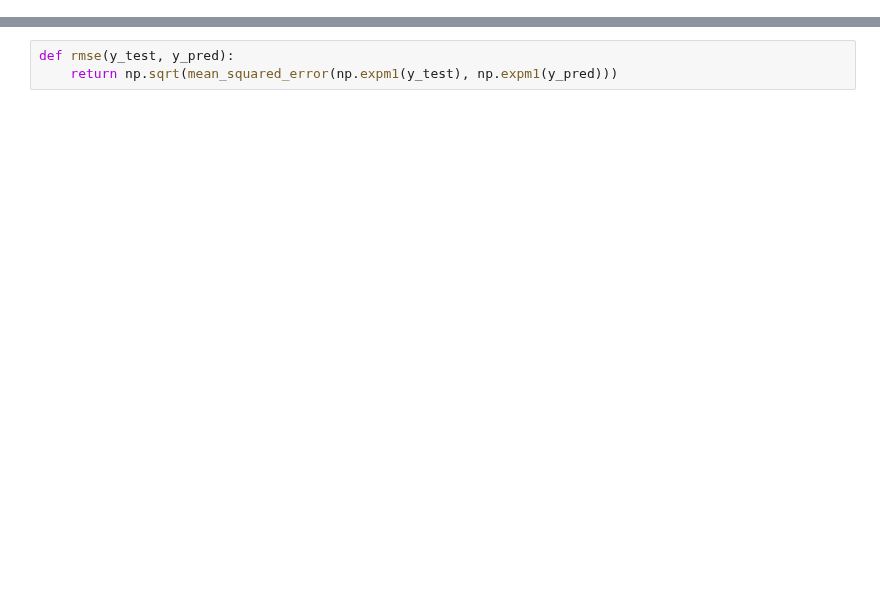
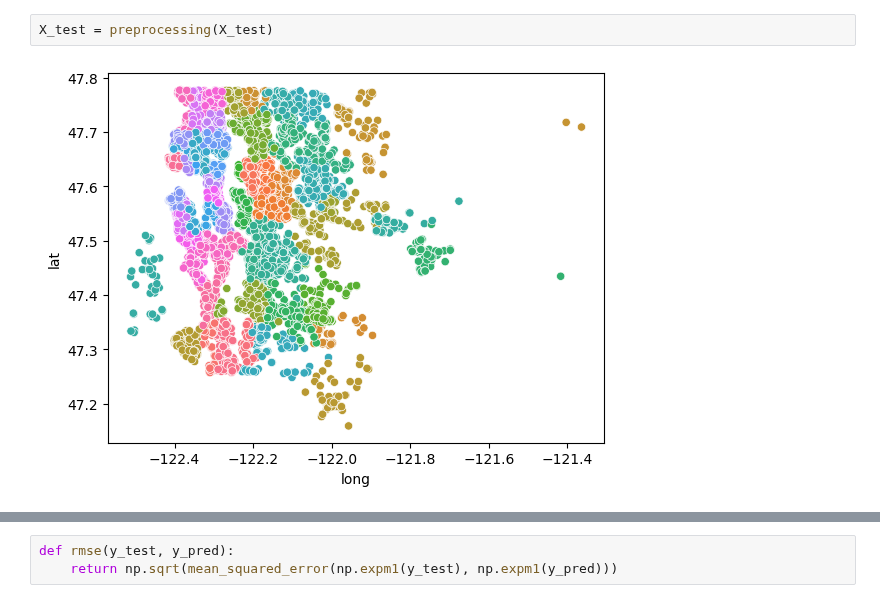
Before and after one commit to gksruf293/AIFFEL_quest_rs, a Jupyter notebook: Exploration/EX02/KaKR110000.ipynb, the cells around one changed output, grey strips where cells are left out. Drawn from its saved outputs; the diff is of its cells as text; blank space fills up the shorter version.

```diff
--- a/Exploration/EX02/KaKR110000.ipynb
+++ b/Exploration/EX02/KaKR110000.ipynb
@@ -114,0 +110,4 @@ display(X.head())
+# %%
+X_test = preprocessing(X_test)
+# %% [output]
+[figure, added]
```
Also changed, not shown: parts of 22 cells of this notebook, 3 other files.
